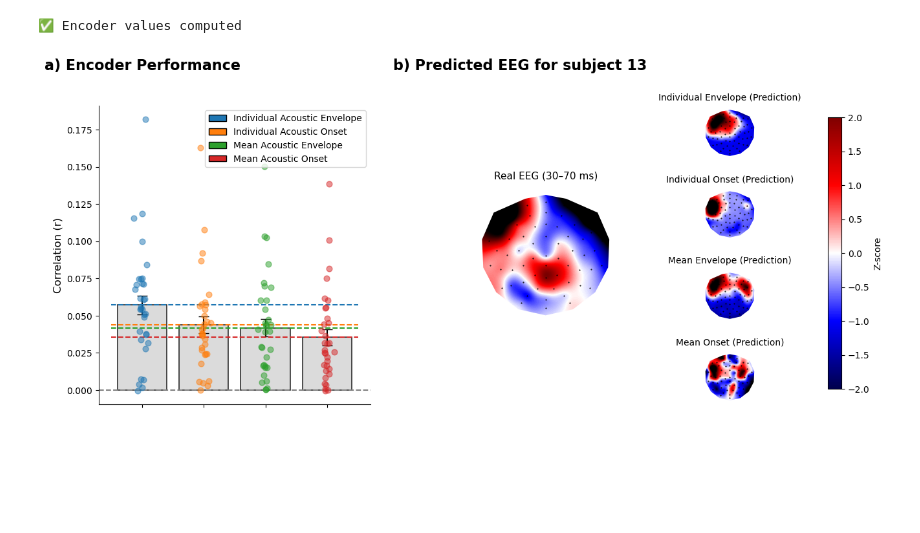
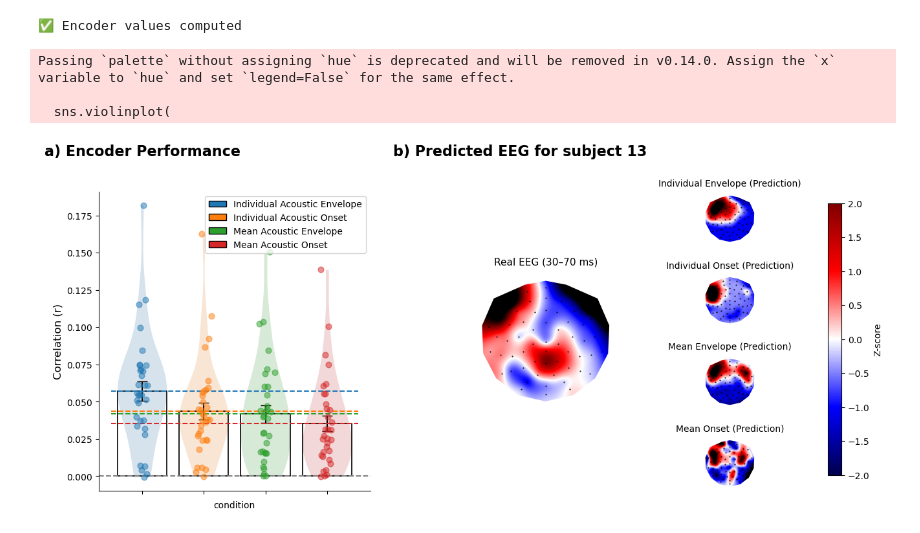
Before and after one commit to manito-coder/Alice, a Jupyter notebook: figures/figure-predictions.ipynb, the cells around one changed output. Cells and saved outputs as stored; diff of their text form; code cells hidden in the pictures; blank space fills up the shorter version.

Commit message:
tried some figures for the written part

```diff
--- a/figures/figure-predictions.ipynb
+++ b/figures/figure-predictions.ipynb
@@ -310,26 +439,57 @@ sems = [np.std(d)/np.sqrt(len(d)) for d in data]
 
 x = np.arange(len(labels))
 
-# bars
+# ----------------------------------------
+# Prepare data for seaborn
+# ----------------------------------------
+import pandas as pd
+
+df = pd.DataFrame({
+    'value': np.concatenate(data),
+    'condition': np.repeat(labels, [len(d) for d in data])
+})
+
+# ----------------------------------------
+# VIOLIN (background distribution)
+# ----------------------------------------
+sns.violinplot(
+    data=df,
+    x='condition',
+    y='value',
+    ax=ax0,
+    inner=None,
+    palette=colors,
+    linewidth=0,
+    cut=0,
+    alpha=0.2
+)
+
+# ----------------------------------------
+# BARS (on top)
+# ----------------------------------------
 ax0.bar(
     x, means, yerr=sems, capsize=6,
-    color='lightgrey', edgecolor='k',
-    linewidth=1.2, alpha=0.8, zorder=1
+    color='none', edgecolor='k',
+    linewidth=1.2, zorder=2
 )
 
-# scatter + mean lines
+# ----------------------------------------
+# SCATTER + MEAN LINES
+# ----------------------------------------
 for i, d in enumerate(data):
+
     ax0.hlines(
         means[i], -0.5, len(labels)-0.5,
         color=colors[i], linestyle='--',
-        linewidth=1.5, zorder=2
+        linewidth=1.5, zorder=3
     )
 
     ax0.scatter(
         np.random.normal(i, 0.05, len(d)), d,
         color=colors[i], alpha=alpha,
-        s=40, zorder=3
+        s=40, zorder=4
     )
+
 
 ax0.set_ylabel('Correlation (r)', fontsize=12)
 ax0.set_xticks(x)
@@ -434,31 +594,34 @@ for i, (key, label) in enumerate(titles):
 # ------------------------------------------------
 cbar_ax = fig.add_axes([0.93, 0.15, 0.015, 0.7])
 
 norm = mpl.colors.Normalize(vmin=vmin, vmax=vmax)
 sm = mpl.cm.ScalarMappable(cmap='seismic' , norm=norm)
 sm.set_array([])
 
 cbar = fig.colorbar(sm, cax=cbar_ax)
 cbar.set_label('Z-score', fontsize=10)
 
 # ------------------------------------------------
 # PANEL B LABEL (raised higher)
 # ------------------------------------------------
 ax_label = fig.add_subplot(gs[1])
 ax_label.text(
     -0.25, 1.12,
     'b) Predicted EEG for subject 13',
     transform=ax_label.transAxes,
     fontsize=16,
     fontweight='bold'
 )
 ax_label.axis('off')
 
 # ------------------------------------------------
 # FINAL LAYOUT
 # ------------------------------------------------
 plt.tight_layout(rect=[0, 0, 0.92, 1])
 
 plt.show()
 # %% [output]
+Passing `palette` without assigning `hue` is deprecated and will be removed in v0.14.0. Assign the `x` variable to `hue` and set `legend=False` for the same effect.
+
+  sns.violinplot(
-[figure, old version]
+[figure, new version]
```
Also changed, not shown: parts of 3 cells of this notebook, 8 other files.
